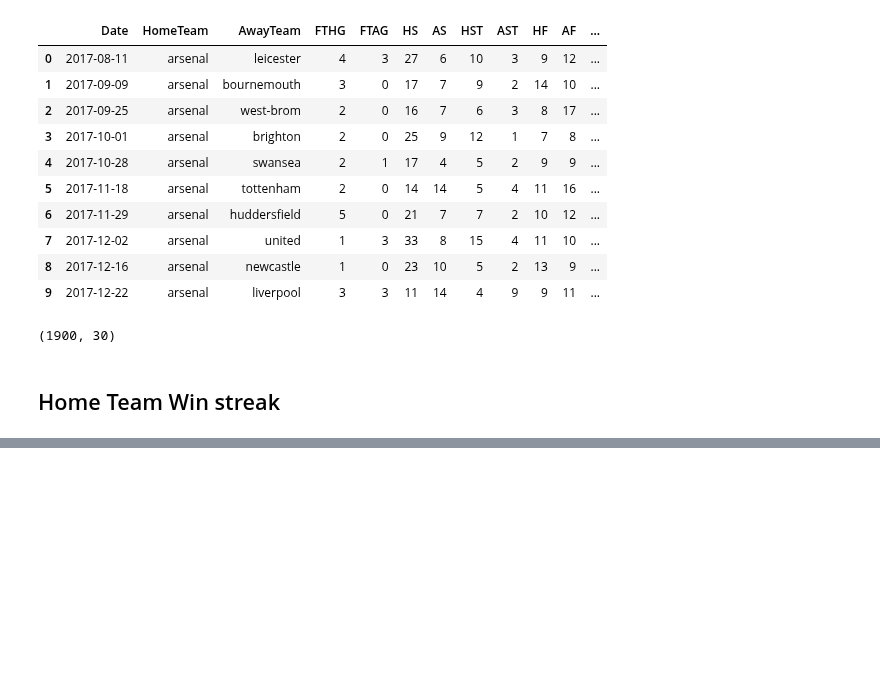
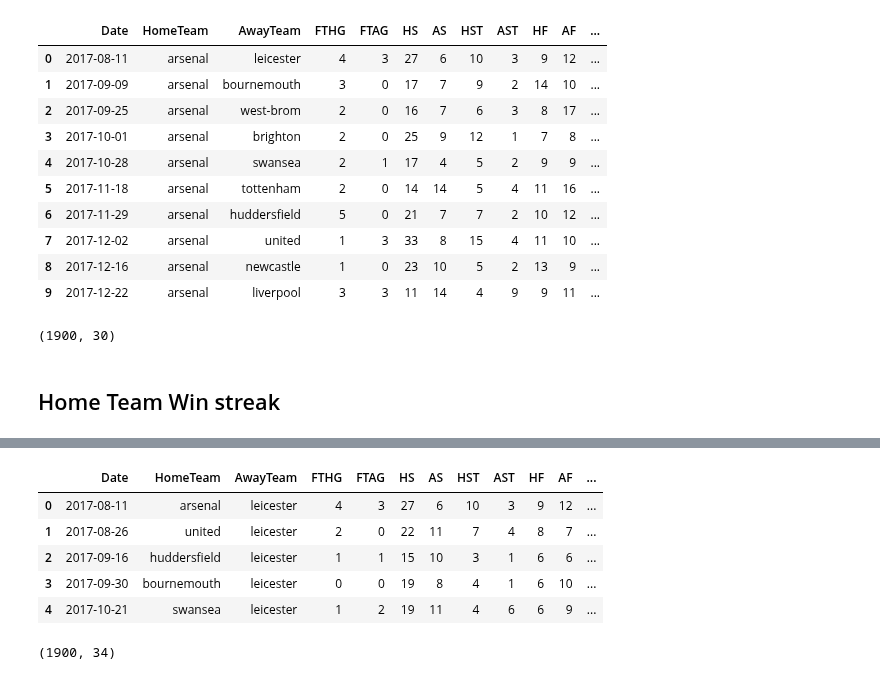
Before and after one commit to schoibs/football-match-prediction, a Jupyter notebook: 2 Feature Engineering.ipynb, the cells around one changed output, grey strips where cells are left out. Saved outputs shown, nothing was run; the diff lists cells and outputs as text; code cells hidden in the pictures; blank space fills up the shorter version.

```diff
--- a/2 Feature Engineering.ipynb
+++ b/2 Feature Engineering.ipynb
@@ -506,0 +485,13 @@ df[(df['HomeTeam'] == t) | (df['AwayTeam'] == t)].sort_values(by = 'Date').head(
+# %%
+df.head()
+# %% [output]
+|  | Date | HomeTeam | AwayTeam | FTHG | FTAG | HS | AS | HST | AST | HF | AF | ... |
+| 0 | 2017-08-11 | arsenal | leicester | 4 | 3 | 27 | 6 | 10 | 3 | 9 | 12 | ... |
+| 1 | 2017-08-26 | united | leicester | 2 | 0 | 22 | 11 | 7 | 4 | 8 | 7 | ... |
+| 2 | 2017-09-16 | huddersfield | leicester | 1 | 1 | 15 | 10 | 3 | 1 | 6 | 6 | ... |
+| 3 | 2017-09-30 | bournemouth | leicester | 0 | 0 | 19 | 8 | 4 | 1 | 6 | 10 | ... |
+| 4 | 2017-10-21 | swansea | leicester | 1 | 2 | 19 | 11 | 4 | 6 | 6 | 9 | ... |
+# %%
+df.shape
+# %% [output]
+(1900, 34)
```
Also changed, not shown: parts of 43 cells of this notebook, 2 other files.
